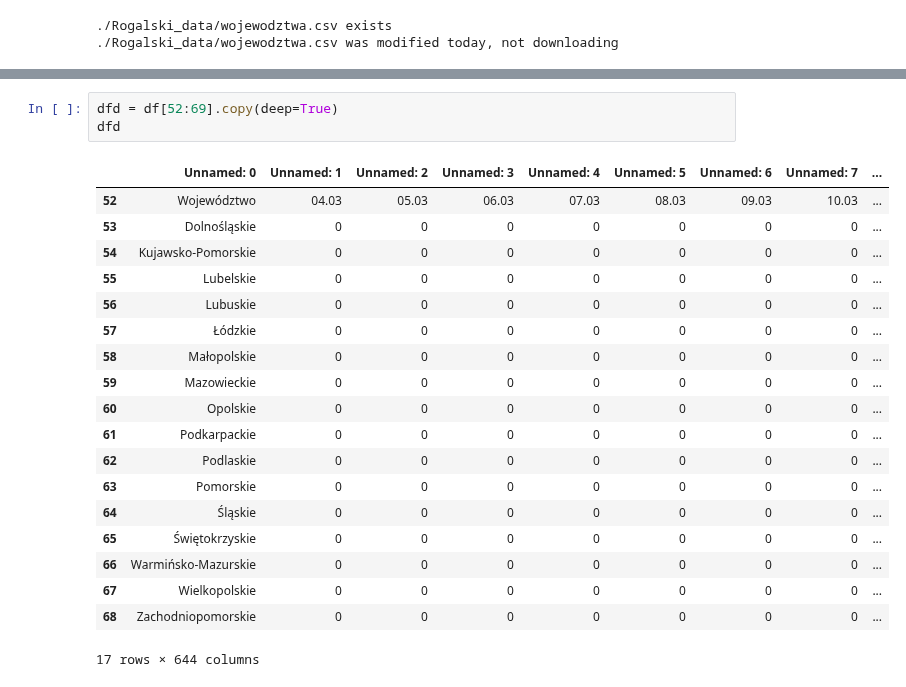
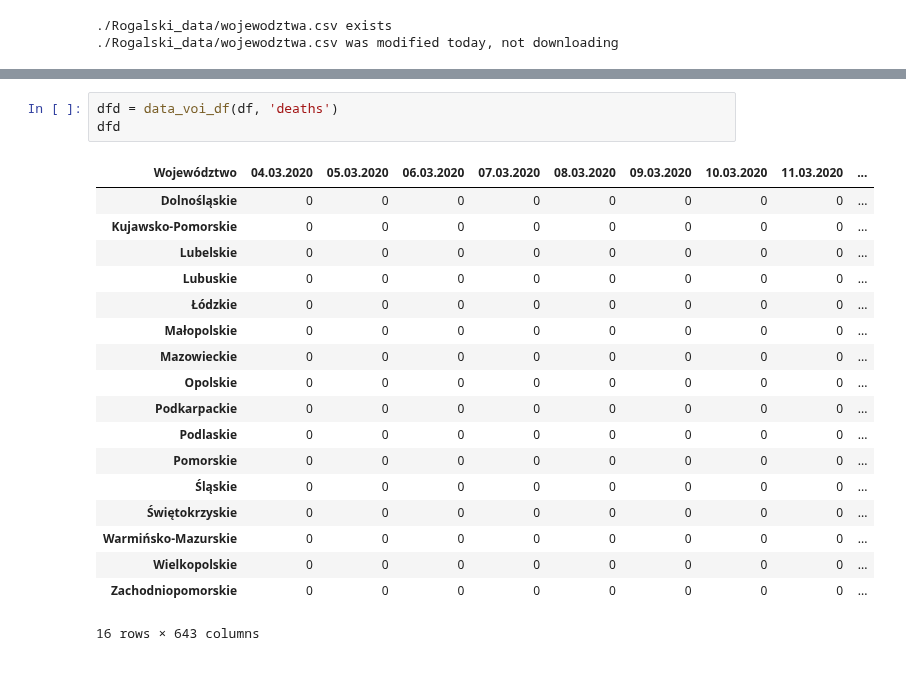
Before and after one commit to anuszka/govpl, a Jupyter notebook: Rogalski/Rogalski01.ipynb, the cells around one changed output, grey strips where cells are left out. Cells and saved outputs as stored; diff of their text form.

```diff
--- a/Rogalski/Rogalski01.ipynb
+++ b/Rogalski/Rogalski01.ipynb
@@ -77,23 +65,22 @@ dfc
 # %%
-dfd = df[52:69].copy(deep=True)
+dfd = data_voi_df(df, 'deaths')
 dfd
 # %% [output]
-|  | Unnamed: 0 | Unnamed: 1 | Unnamed: 2 | Unnamed: 3 | Unnamed: 4 | Unnamed: 5 | Unnamed: 6 | Unnamed: 7 | ... |
-| 52 | Województwo | 04.03 | 05.03 | 06.03 | 07.03 | 08.03 | 09.03 | 10.03 | ... |
-| 53 | Dolnośląskie | 0 | 0 | 0 | 0 | 0 | 0 | 0 | ... |
-| 54 | Kujawsko-Pomorskie | 0 | 0 | 0 | 0 | 0 | 0 | 0 | ... |
-| 55 | Lubelskie | 0 | 0 | 0 | 0 | 0 | 0 | 0 | ... |
-| 56 | Lubuskie | 0 | 0 | 0 | 0 | 0 | 0 | 0 | ... |
-| 57 | Łódzkie | 0 | 0 | 0 | 0 | 0 | 0 | 0 | ... |
-| 58 | Małopolskie | 0 | 0 | 0 | 0 | 0 | 0 | 0 | ... |
-| 59 | Mazowieckie | 0 | 0 | 0 | 0 | 0 | 0 | 0 | ... |
-| 60 | Opolskie | 0 | 0 | 0 | 0 | 0 | 0 | 0 | ... |
-| 61 | Podkarpackie | 0 | 0 | 0 | 0 | 0 | 0 | 0 | ... |
-| 62 | Podlaskie | 0 | 0 | 0 | 0 | 0 | 0 | 0 | ... |
-| 63 | Pomorskie | 0 | 0 | 0 | 0 | 0 | 0 | 0 | ... |
-| 64 | Śląskie | 0 | 0 | 0 | 0 | 0 | 0 | 0 | ... |
-| 65 | Świętokrzyskie | 0 | 0 | 0 | 0 | 0 | 0 | 0 | ... |
-| 66 | Warmińsko-Mazurskie | 0 | 0 | 0 | 0 | 0 | 0 | 0 | ... |
-| 67 | Wielkopolskie | 0 | 0 | 0 | 0 | 0 | 0 | 0 | ... |
-| 68 | Zachodniopomorskie | 0 | 0 | 0 | 0 | 0 | 0 | 0 | ... |
+| Województwo | 04.03.2020 | 05.03.2020 | 06.03.2020 | 07.03.2020 | 08.03.2020 | 09.03.2020 | 10.03.2020 | 11.03.2020 | ... |
+| Dolnośląskie | 0 | 0 | 0 | 0 | 0 | 0 | 0 | 0 | ... |
+| Kujawsko-Pomorskie | 0 | 0 | 0 | 0 | 0 | 0 | 0 | 0 | ... |
+| Lubelskie | 0 | 0 | 0 | 0 | 0 | 0 | 0 | 0 | ... |
+| Lubuskie | 0 | 0 | 0 | 0 | 0 | 0 | 0 | 0 | ... |
+| Łódzkie | 0 | 0 | 0 | 0 | 0 | 0 | 0 | 0 | ... |
+| Małopolskie | 0 | 0 | 0 | 0 | 0 | 0 | 0 | 0 | ... |
+| Mazowieckie | 0 | 0 | 0 | 0 | 0 | 0 | 0 | 0 | ... |
+| Opolskie | 0 | 0 | 0 | 0 | 0 | 0 | 0 | 0 | ... |
+| Podkarpackie | 0 | 0 | 0 | 0 | 0 | 0 | 0 | 0 | ... |
+| Podlaskie | 0 | 0 | 0 | 0 | 0 | 0 | 0 | 0 | ... |
+| Pomorskie | 0 | 0 | 0 | 0 | 0 | 0 | 0 | 0 | ... |
+| Śląskie | 0 | 0 | 0 | 0 | 0 | 0 | 0 | 0 | ... |
+| Świętokrzyskie | 0 | 0 | 0 | 0 | 0 | 0 | 0 | 0 | ... |
+| Warmińsko-Mazurskie | 0 | 0 | 0 | 0 | 0 | 0 | 0 | 0 | ... |
+| Wielkopolskie | 0 | 0 | 0 | 0 | 0 | 0 | 0 | 0 | ... |
+| Zachodniopomorskie | 0 | 0 | 0 | 0 | 0 | 0 | 0 | 0 | ... |
-17 rows × 644 columns
+16 rows × 643 columns
```
Also changed, not shown: parts of 4 cells of this notebook, 1 other file.
